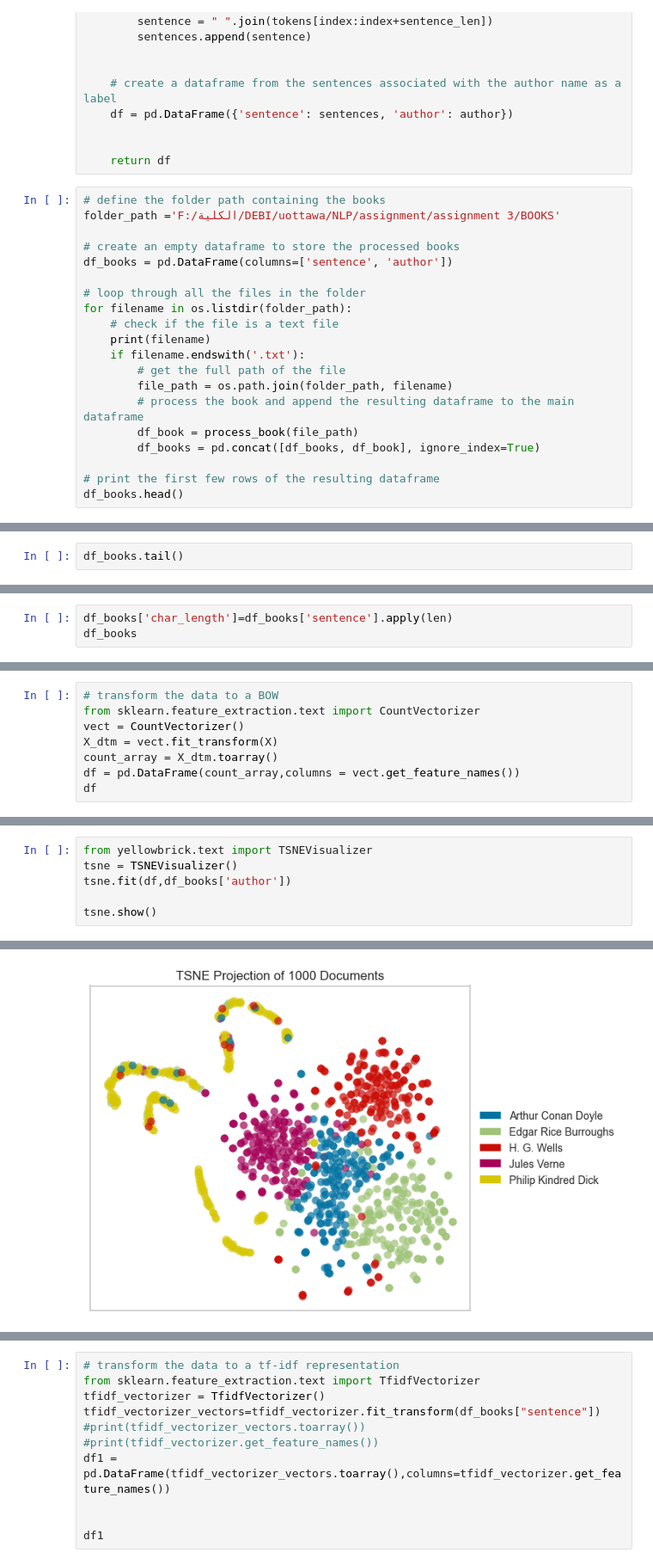
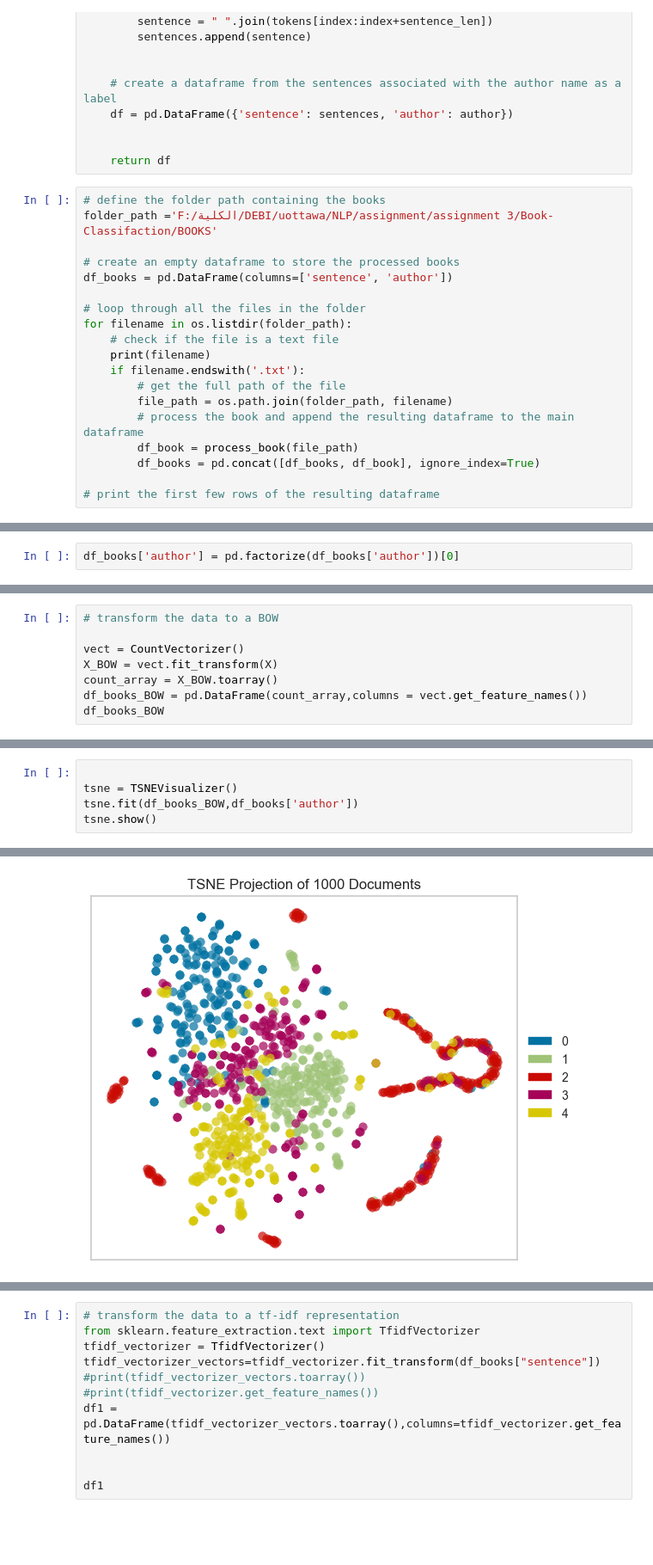
Before and after one commit to AhmedNasser916/Book-Classifaction, a Jupyter notebook: Books Classification.ipynb, the cells around one changed output, grey strips where cells are left out. Shown at 86% size. Cells and saved outputs as stored; diff of their text form; blank space fills up the shorter version.

```diff
--- a/Books Classification.ipynb
+++ b/Books Classification.ipynb
@@ -63,7 +72,7 @@ def process_book(book_path, num_sentences=200, sentence_len=100):
     return df
 # %%
 # define the folder path containing the books
-folder_path ='F:/الكلية/DEBI/uottawa/NLP/assignment/assignment 3/BOOKS'
+folder_path ='F:/الكلية/DEBI/uottawa/NLP/assignment/assignment 3/Book-Classifaction/BOOKS'
 
 # create an empty dataframe to store the processed books
 df_books = pd.DataFrame(columns=['sentence', 'author'])
@@ -80,7 +89,6 @@ for filename in os.listdir(folder_path):
         df_books = pd.concat([df_books, df_book], ignore_index=True)
 
 # print the first few rows of the resulting dataframe
-df_books.head()
 # %% [output]
 A fighting man of Mars.txt
 A Journey to the Centre of the Earth.txt
@@ -96,2 +134,2 @@ The War of the Worlds.txt
 # %%
-df_books.tail()
+df_books['author'] = pd.factorize(df_books['author'])[0]
@@ -176,3 +158,0 @@ Series([], Name: sentence, dtype: object)
-# %%
-df_books['char_length']=df_books['sentence'].apply(len)
-df_books
@@ -200,9 +240,9 @@ y = df_books['author']
 # %%
 # transform the data to a BOW
-from sklearn.feature_extraction.text import CountVectorizer
+
 vect = CountVectorizer()
-X_dtm = vect.fit_transform(X)
-count_array = X_dtm.toarray()
-df = pd.DataFrame(count_array,columns = vect.get_feature_names())
-df
+X_BOW = vect.fit_transform(X)
+count_array = X_BOW.toarray()
+df_books_BOW = pd.DataFrame(count_array,columns = vect.get_feature_names())
+df_books_BOW
 # %% [output]
@@ -242,16 +262,15 @@ Note: you may need to restart the kernel to use updated packages.
 # %%
-from yellowbrick.text import TSNEVisualizer
+
 tsne = TSNEVisualizer()
-tsne.fit(df,df_books['author'])
-
+tsne.fit(df_books_BOW,df_books['author'])
 tsne.show()
 # %% [output]
 *c* argument looks like a single numeric RGB or RGBA sequence, which should be avoided as value-mapping will have precedence in case its length matches with *x* & *y*.  Please use the *color* keyword- ...
 *c* argument looks like a single numeric RGB or RGBA sequence, which should be avoided as value-mapping will have precedence in case its length matches with *x* & *y*.  Please use the *color* keyword- ...
 *c* argument looks like a single numeric RGB or RGBA sequence, which should be avoided as value-mapping will have precedence in case its length matches with *x* & *y*.  Please use the *color* keyword- ...
 *c* argument looks like a single numeric RGB or RGBA sequence, which should be avoided as value-mapping will have precedence in case its length matches with *x* & *y*.  Please use the *color* keyword- ...
 *c* argument looks like a single numeric RGB or RGBA sequence, which should be avoided as value-mapping will have precedence in case its length matches with *x* & *y*.  Please use the *color* keyword- ...
-[figure, old version]
+[figure, new version]
 <AxesSubplot:title={'center':'TSNE Projection of 1000 Documents'}>
 # %%
 # transform the data to a tf-idf representation
```
Also changed, not shown: parts of 20 cells of this notebook.
